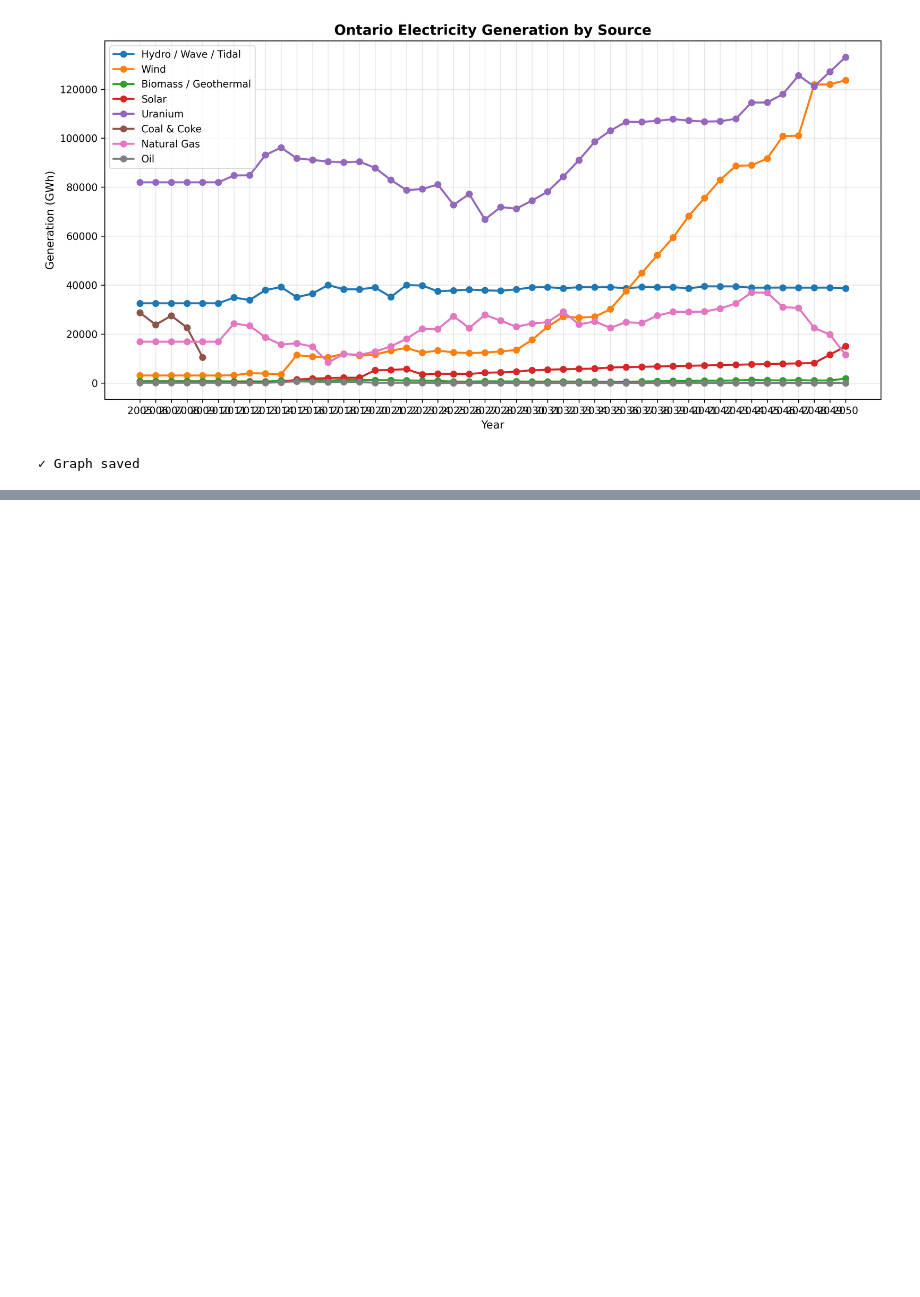
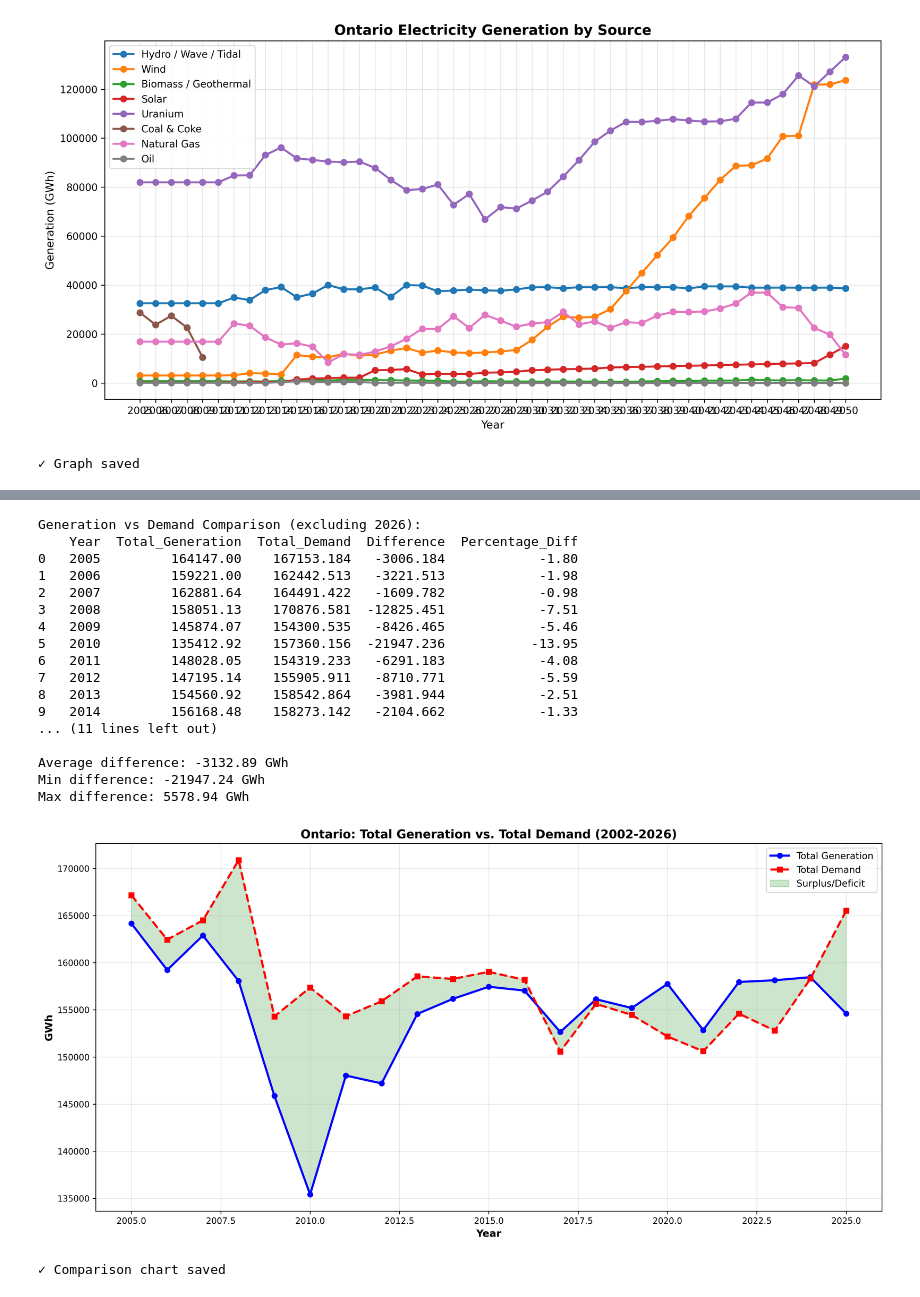
Before and after one commit to SenchaBka/SMRAtlas, a Jupyter notebook: Energy Demand Analysis/Ontario/energy_sources_analysis.ipynb, the cells around one changed output, grey strips where cells are left out. Saved outputs shown, nothing was run; the diff lists cells and outputs as text; code cells hidden in the pictures; blank space fills up the shorter version.

```diff
--- a/Energy Demand Analysis/Ontario/energy_sources_analysis.ipynb
+++ b/Energy Demand Analysis/Ontario/energy_sources_analysis.ipynb
@@ -114,0 +141,70 @@ print("\n✓ Stacked bar chart saved")
+# %%
+# Calculate total generation per year and compare to demand
+df_plot_t_all = df_plot.T.reset_index()
+df_plot_t_all.columns.name = None
+df_plot_t_all.columns = ['Year'] + list(df_plot.index)
+df_plot_t_all['Year'] = df_plot_t_all['Year'].astype(int)
+
+# Calculate total generation
+generation_sources = [col for col in df_plot_t_all.columns if col != 'Year']
+df_plot_t_all['Total_Generation'] = df_plot_t_all[generation_sources].sum(axis=1)
+
+# Merge with demand
+yearly_demand_all = pd.read_csv(data_folder / 'Yearly_Market_Demand_2002-2026.csv')
+yearly_demand_all.columns = ['Year', 'Total_Demand']
+yearly_demand_all['Total_Demand'] = yearly_demand_all['Total_Demand'] / 1000  # Convert to GWh
+
+comparison = df_plot_t_all[['Year', 'Total_Generation']].merge(yearly_demand_all, on='Year')
+comparison['Difference'] = comparison['Total_Generation'] - comparison['Total_Demand']
+comparison['Percentage_Diff'] = (comparison['Difference'] / comparison['Total_Demand'] * 100).round(2)
+
+# Exclude 2026
+comparison = comparison[comparison['Year'] != 2026]
+
+print("Generation vs Demand Comparison (excluding 2026):")
+print(comparison)
+print(f"\nAverage difference: {comparison['Difference'].mean():.2f} GWh")
+print(f"Min difference: {comparison['Difference'].min():.2f} GWh")
+print(f"Max difference: {comparison['Difference'].max():.2f} GWh")
+
+# Create comparison line graph
+fig, ax = plt.subplots(figsize=(14, 7), dpi=300)
+
+ax.plot(comparison['Year'], comparison['Total_Generation'], marker='o', linewidth=2.5,
+        markersize=6, label='Total Generation', color='blue')
+ax.plot(comparison['Year'], comparison['Total_Demand'], marker='s', linewidth=2.5,
+        markersize=6, label='Total Demand', color='red', linestyle='--')
+ax.fill_between(comparison['Year'], comparison['Total_Generation'], comparison['Total_Demand'],
+                alpha=0.2, color='green', label='Surplus/Deficit')
+
+ax.set_xlabel('Year', fontsize=12, fontweight='bold')
+ax.set_ylabel('GWh', fontsize=12, fontweight='bold')
+ax.set_title('Ontario: Total Generation vs. Total Demand (2002-2026)', fontsize=14, fontweight='bold')
+ax.legend(fontsize=11, loc='best')
+ax.grid(True, alpha=0.3)
+
+plt.tight_layout()
+plt.savefig(data_folder / 'Generation_vs_Demand_Comparison.png', dpi=300, bbox_inches='tight')
+plt.show()
+
+print("\n✓ Comparison chart saved")
+# %% [output]
+Generation vs Demand Comparison (excluding 2026):
+    Year  Total_Generation  Total_Demand  Difference  Percentage_Diff
+0   2005         164147.00    167153.184   -3006.184            -1.80
+1   2006         159221.00    162442.513   -3221.513            -1.98
+2   2007         162881.64    164491.422   -1609.782            -0.98
+3   2008         158051.13    170876.581  -12825.451            -7.51
+4   2009         145874.07    154300.535   -8426.465            -5.46
+5   2010         135412.92    157360.156  -21947.236           -13.95
+6   2011         148028.05    154319.233   -6291.183            -4.08
+7   2012         147195.14    155905.911   -8710.771            -5.59
+8   2013         154560.92    158542.864   -3981.944            -2.51
+9   2014         156168.48    158273.142   -2104.662            -1.33
+... (11 lines left out)
+
+Average difference: -3132.89 GWh
+Min difference: -21947.24 GWh
+Max difference: 5578.94 GWh
+[figure, added]
+✓ Comparison chart saved
```
Also changed, not shown: parts of 1 cell of this notebook.
